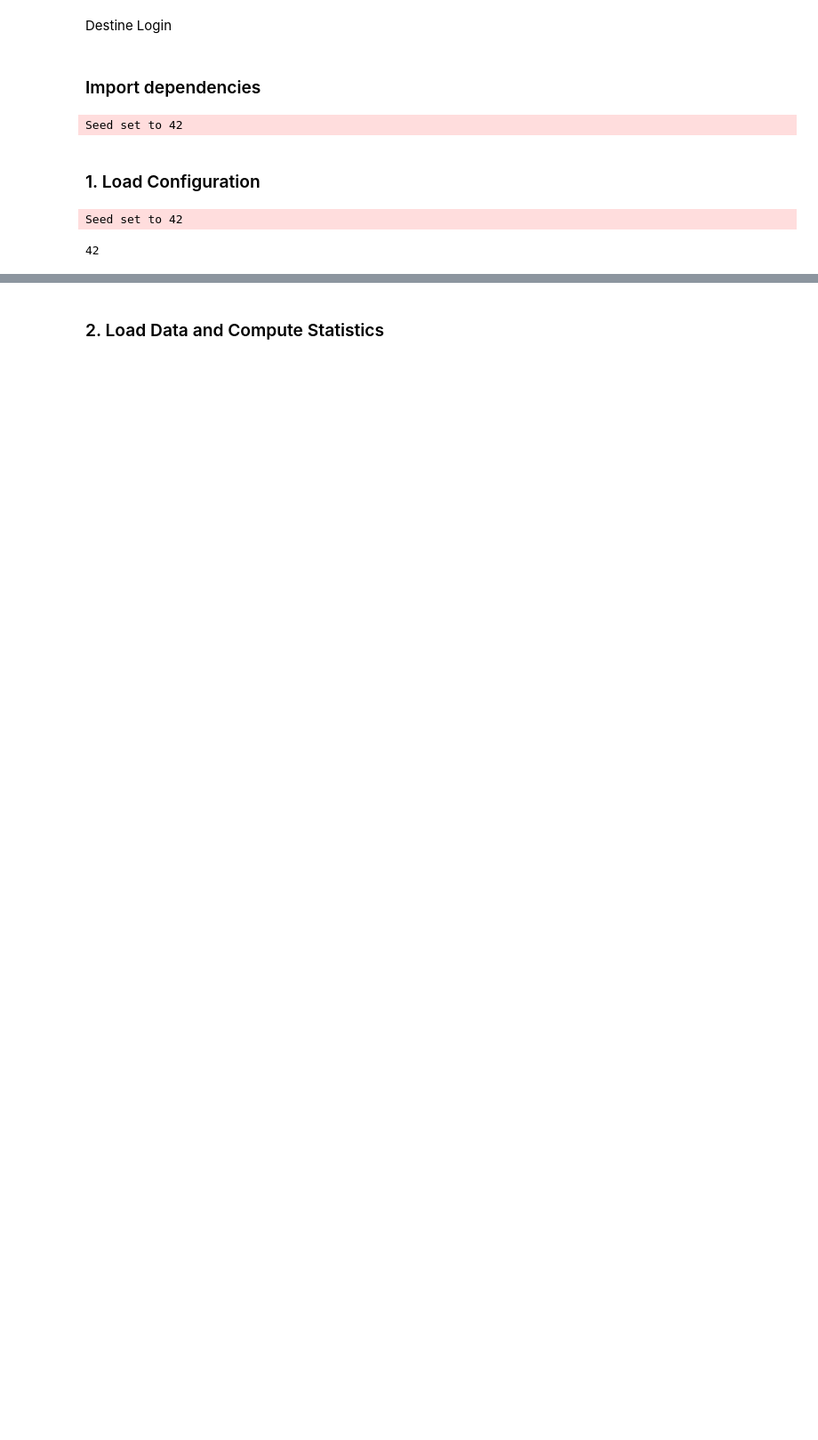
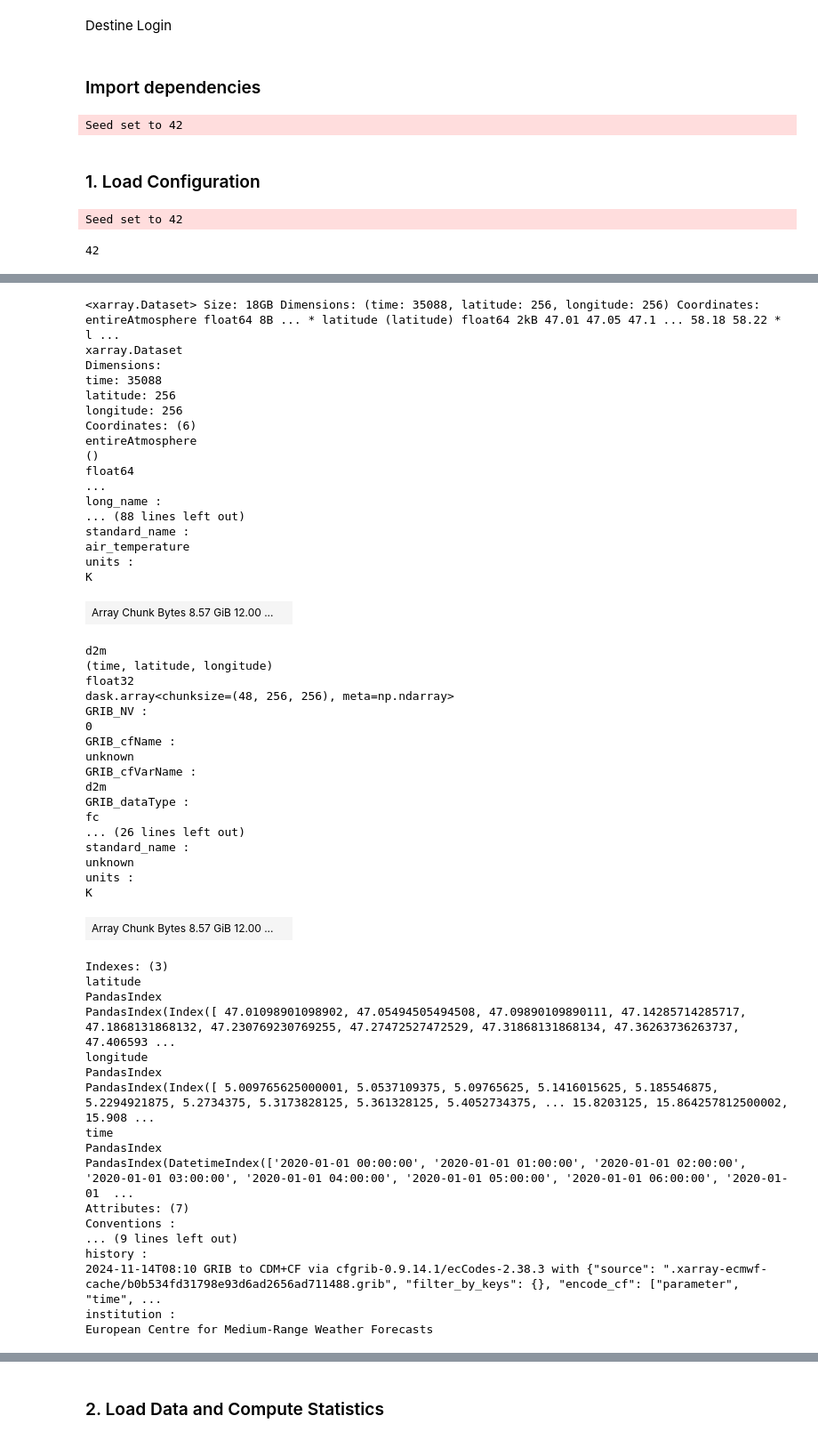
Before and after one commit to sebastien-tetaud/destine-super-resolution, a Jupyter notebook: notebook_new.ipynb, the cells around one changed output, grey strips where cells are left out. Shown at 89% size. Saved outputs shown, nothing was run; the diff lists cells and outputs as text; code cells hidden in the pictures; blank space fills up the shorter version.

```diff
--- a/notebook_new.ipynb
+++ b/notebook_new.ipynb
@@ -48,0 +138,21 @@ Seed set to 42
+# %%
+hr_data = xr.open_dataset(
+    config["dataset"]["hr_zarr_url"],
+    engine="zarr", storage_options={"client_kwargs": {"trust_env": "true"}},
+    chunks={})
+
+hr_data = hr_data.astype("float32")
+latitude_range = tuple(config["dataset"]["latitude_range"])
+longitude_range = tuple(config["dataset"]["longitude_range"])
+hr = hr_data.sel(latitude=slice(latitude_range[0],latitude_range[1]),
+                    longitude=slice(longitude_range[0],longitude_range[1]))
+
+start_date = config["dataset"]["start_date"]
+end_date = config["dataset"]["end_date"]
+print(start_date)
+print(end_date)
+
+hr = hr.sel(time=slice(start_date, end_date))
+
+size_in_mb = hr.nbytes / (1024 * 1024)
+print(f"Dataset size: {size_in_mb:.2f} MB")
@@ -48,0 +163,57 @@ Seed set to 42
+# %%
+hr = hr[['t2m','d2m']]
+hr
+# %% [output]
+<xarray.Dataset> Size: 18GB Dimensions: (time: 35088, latitude: 256, longitude: 256) Coordinates: entireAtmosphere float64 8B ... * latitude (latitude) float64 2kB 47.01 47.05 47.1 ... 58.18 58.22 * l ...
+xarray.Dataset
+Dimensions:
+time: 35088
+latitude: 256
+longitude: 256
+Coordinates: (6)
+entireAtmosphere
+()
+float64
+...
+long_name :
+... (88 lines left out)
+standard_name :
+air_temperature
+units :
+K
+| Array Chunk Bytes 8.57 GiB 12.00 ... |  |
+d2m
+(time, latitude, longitude)
+float32
+dask.array<chunksize=(48, 256, 256), meta=np.ndarray>
+GRIB_NV :
+0
+GRIB_cfName :
+unknown
+GRIB_cfVarName :
+d2m
+GRIB_dataType :
+fc
+... (26 lines left out)
+standard_name :
+unknown
+units :
+K
+| Array Chunk Bytes 8.57 GiB 12.00 ... |  |
+Indexes: (3)
+latitude
+PandasIndex
+PandasIndex(Index([ 47.01098901098902, 47.05494505494508, 47.09890109890111, 47.14285714285717, 47.1868131868132, 47.230769230769255, 47.27472527472529, 47.31868131868134, 47.36263736263737, 47.406593 ...
+longitude
+PandasIndex
+PandasIndex(Index([ 5.009765625000001, 5.0537109375, 5.09765625, 5.1416015625, 5.185546875, 5.2294921875, 5.2734375, 5.3173828125, 5.361328125, 5.4052734375, ... 15.8203125, 15.864257812500002, 15.908 ...
+time
+PandasIndex
+PandasIndex(DatetimeIndex(['2020-01-01 00:00:00', '2020-01-01 01:00:00', '2020-01-01 02:00:00', '2020-01-01 03:00:00', '2020-01-01 04:00:00', '2020-01-01 05:00:00', '2020-01-01 06:00:00', '2020-01-01  ...
+Attributes: (7)
+Conventions :
+... (9 lines left out)
+history :
+2024-11-14T08:10 GRIB to CDM+CF via cfgrib-0.9.14.1/ecCodes-2.38.3 with {"source": ".xarray-ecmwf-cache/b0b534fd31798e93d6ad2656ad711488.grib", "filter_by_keys": {}, "encode_cf": ["parameter", "time", ...
+institution :
+European Centre for Medium-Range Weather Forecasts
```
Also changed, not shown: parts of 24 cells of this notebook, 2 other files.
